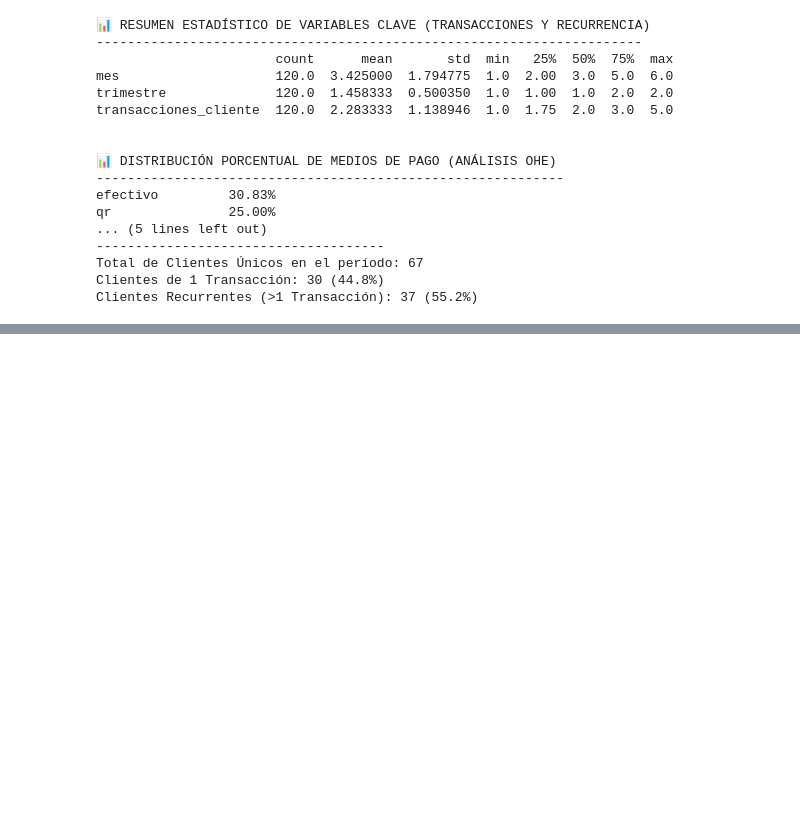
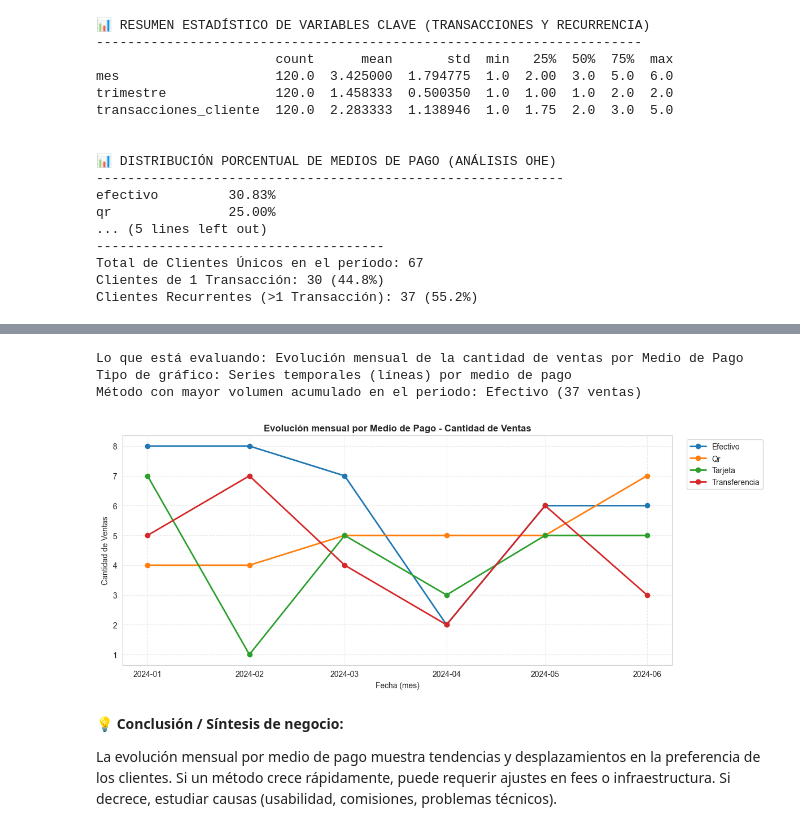
Before and after one commit to augustovillegas/ProyectoAurelionIBM, a Jupyter notebook: limp_y_trans_ventas.ipynb, the cells around one changed output, grey strips where cells are left out. Drawn from its saved outputs; the diff is of its cells as text; code cells hidden in the pictures; blank space fills up the shorter version.

```diff
--- a/limp_y_trans_ventas.ipynb
+++ b/limp_y_trans_ventas.ipynb
@@ -490,12 +716 @@ Clientes Recurrentes (>1 Transacción): 37 (55.2%)
-# %%
-# --- VISUALIZACIÓN DE DATOS (GRÁFICOS) ---
-import matplotlib.pyplot as plt
-import seaborn as sns
-import numpy as np
-
-# Configuración de visualización
-sns.set_style("whitegrid")
-plt.rcParams['figure.dpi'] = 100
-columnas_ohe = [col for col in df_ventas_True.columns if col.startswith('medio_pago_')]
-orden_dias_es = ['Lunes', 'Martes', 'Miércoles', 'Jueves', 'Viernes', 'Sábado', 'Domingo']
 # %% [markdown]
@@ -610,0 +925,58 @@ Passing `palette` without assigning `hue` is deprecated and will be removed in v
+# %%
+# Evolución de Medio de Pago por Mes: eje y = Cantidad de Ventas, eje x = Fecha (mes)
+import matplotlib.pyplot as plt
+import seaborn as sns
+sns.set_style('whitegrid')
+print('Lo que está evaluando: Evolución mensual de la cantidad de ventas por Medio de Pago')
+print('Tipo de gráfico: Series temporales (líneas) por medio de pago')
+ohe_cols = [c for c in df_ventas_True.columns if c.startswith('medio_pago_')]
+if 'fecha' not in df_ventas_True.columns:
+    print('No se puede generar la serie: falta la columna `fecha`.')
+else:
+    df_time = df_ventas_True.set_index('fecha').sort_index()
+    if ohe_cols:
+        df_month = df_time[ohe_cols].resample('M').sum()
+        df_month.index = df_month.index.to_period('M').to_timestamp()
+        # Resumen estratégico: totales por método en el periodo
+        totals = df_month.sum().sort_values(ascending=False)
+        if not totals.empty:
+            top = totals.index[0].replace('medio_pago_x0_', '').replace('medio_pago_', '').replace('_',' ').title()
+            print(f'Método con mayor volumen acumulado en el periodo: {top} ({totals.iloc[0]:.0f} ventas)')
+        plt.figure(figsize=(12,5))
+        for col in df_month.columns:
+            label = col.replace('medio_pago_x0_', '').replace('medio_pago_', '').replace('_', ' ').title()
+            plt.plot(df_month.index, df_month[col], marker='o', linewidth=2, label=label)
+        plt.title('Evolución mensual por Medio de Pago - Cantidad de Ventas', fontsize=12, weight='bold')
+        plt.xlabel('Fecha (mes)')
+        plt.ylabel('Cantidad de Ventas')
+        plt.legend(loc='upper left', bbox_to_anchor=(1.02, 1))
+        plt.grid(True, linestyle='--', alpha=0.4)
+        plt.tight_layout()
+        plt.show()
+    elif 'medio_pago' in df_ventas_True.columns:
+        grouped = df_ventas_True.groupby([pd.Grouper(key='fecha', freq='M'), 'medio_pago'])['id_venta'].count().unstack(fill_value=0)
+        grouped.index = grouped.index.to_period('M').to_timestamp()
+        totals = grouped.sum().sort_values(ascending=False)
+        if not totals.empty:
+            print(f'Método con mayor volumen acumulado en el periodo: {totals.index[0]} ({totals.iloc[0]:.0f} ventas)')
+        plt.figure(figsize=(12,5))
+        for col in grouped.columns:
+            plt.plot(grouped.index, grouped[col], marker='o', linewidth=2, label=str(col))
+        plt.title('Evolución mensual por Medio de Pago - Cantidad de Ventas', fontsize=12, weight='bold')
+        plt.xlabel('Fecha (mes)')
+        plt.ylabel('Cantidad de Ventas')
+        plt.legend(loc='upper left', bbox_to_anchor=(1.02, 1))
+        plt.grid(True, linestyle='--', alpha=0.4)
+        plt.tight_layout()
+        plt.show()
+    else:
+        print('No se encontraron columnas de medio de pago (ni OHE ni columna `medio_pago`).')
+# %% [output]
+Lo que está evaluando: Evolución mensual de la cantidad de ventas por Medio de Pago
+Tipo de gráfico: Series temporales (líneas) por medio de pago
+Método con mayor volumen acumulado en el periodo: Efectivo (37 ventas)
+[figure, added]
+# %% [markdown]
+💡 **Conclusión / Síntesis de negocio:**
+
+La evolución mensual por medio de pago muestra tendencias y desplazamientos en la preferencia de los clientes. Si un método crece rápidamente, puede requerir ajustes en fees o infraestructura. Si decrece, estudiar causas (usabilidad, comisiones, problemas técnicos).
```
Also changed, not shown: parts of 34 cells of this notebook.
